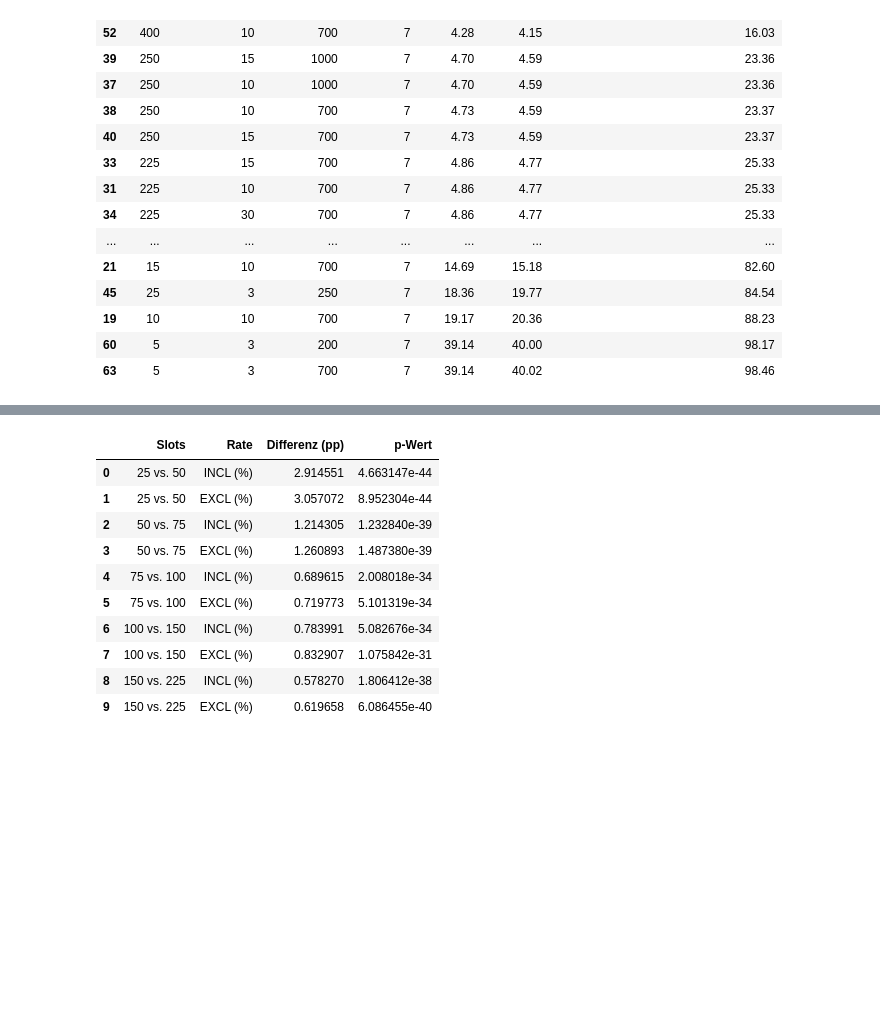
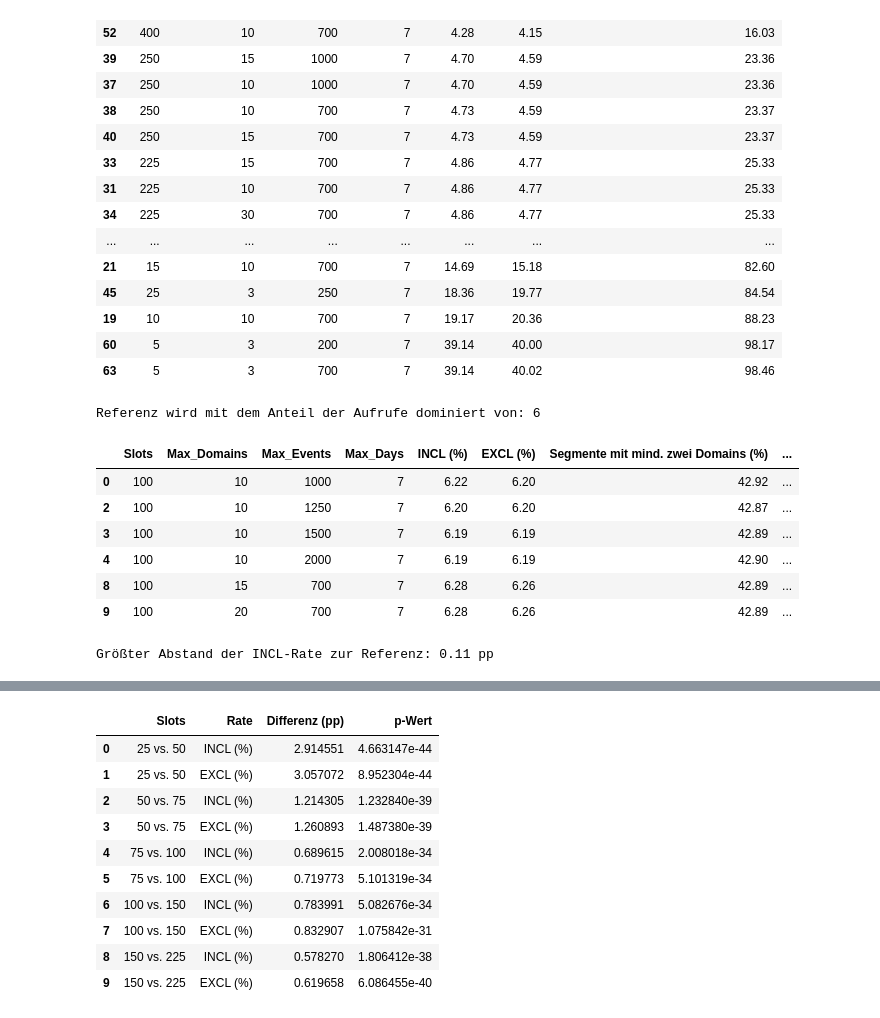
Before and after one commit to CrazyPat/pseudonymRotation, a Jupyter notebook: Auswertung/auswertung.ipynb, the cells around one changed output, grey strips where cells are left out. Drawn from its saved outputs; the diff is of its cells as text; code cells hidden in the pictures; blank space fills up the shorter version.

```diff
--- a/Auswertung/auswertung.ipynb
+++ b/Auswertung/auswertung.ipynb
@@ -792,5 +833,26 @@ Referenz wird dominiert von:
 | 19 | 10 | 10 | 700 | 7 | 19.17 | 20.36 | 88.23 |
 | 60 | 5 | 3 | 200 | 7 | 39.14 | 40.00 | 98.17 |
 | 63 | 5 | 3 | 700 | 7 | 39.14 | 40.02 | 98.46 |
+# %%
+# wie oben, aber mit dem anteil der aufrufe statt der segmente (abschnitt 5.5)
+visits = "Aufrufe in Segmenten mit mind. zwei Domains (%)"
+crit_visits = np.column_stack([pareto["INCL (%)"], pareto["EXCL (%)"], -pareto[visits]])
+better = np.where(np.all(crit_visits <= crit_visits[ref_idx], axis=1) & np.any(crit_visits < crit_visits[ref_idx], axis=1))[0]
+print("Referenz wird mit dem Anteil der Aufrufe dominiert von:", len(better))
+display(pareto.loc[better, show + [visits]].round(2))
+
+# größter abstand der incl-rate zur referenz über beide varianten
+both = np.union1d(better, dominated_by(ref_idx))
+print("Größter Abstand der INCL-Rate zur Referenz:", round((pareto.loc[ref_idx, "INCL (%)"] - pareto.loc[both, "INCL (%)"]).abs().max(), 2), "pp")
+# %% [output]
+Referenz wird mit dem Anteil der Aufrufe dominiert von: 6
+|  | Slots | Max_Domains | Max_Events | Max_Days | INCL (%) | EXCL (%) | Segmente mit mind. zwei Domains (%) | ... |
+| 0 | 100 | 10 | 1000 | 7 | 6.22 | 6.20 | 42.92 | ... |
+| 2 | 100 | 10 | 1250 | 7 | 6.20 | 6.20 | 42.87 | ... |
+| 3 | 100 | 10 | 1500 | 7 | 6.19 | 6.19 | 42.89 | ... |
+| 4 | 100 | 10 | 2000 | 7 | 6.19 | 6.19 | 42.90 | ... |
+| 8 | 100 | 15 | 700 | 7 | 6.28 | 6.26 | 42.89 | ... |
+| 9 | 100 | 20 | 700 | 7 | 6.28 | 6.26 | 42.89 | ... |
+Größter Abstand der INCL-Rate zur Referenz: 0.11 pp
 # %% [markdown]
 ## 7. Varianz-Check der Slotzuweisung
```
Also changed, not shown: parts of 27 cells of this notebook.
